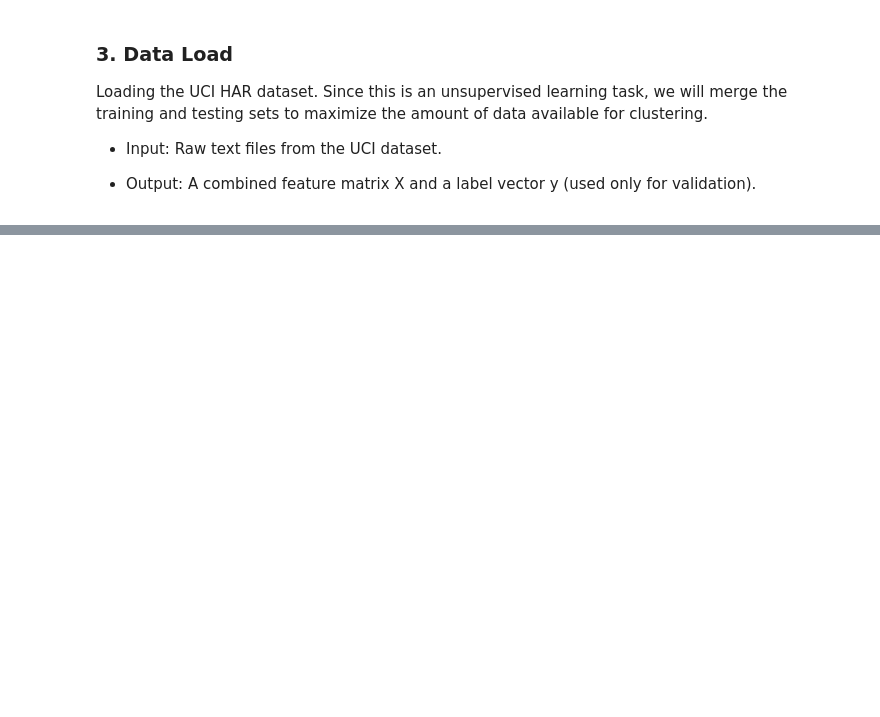
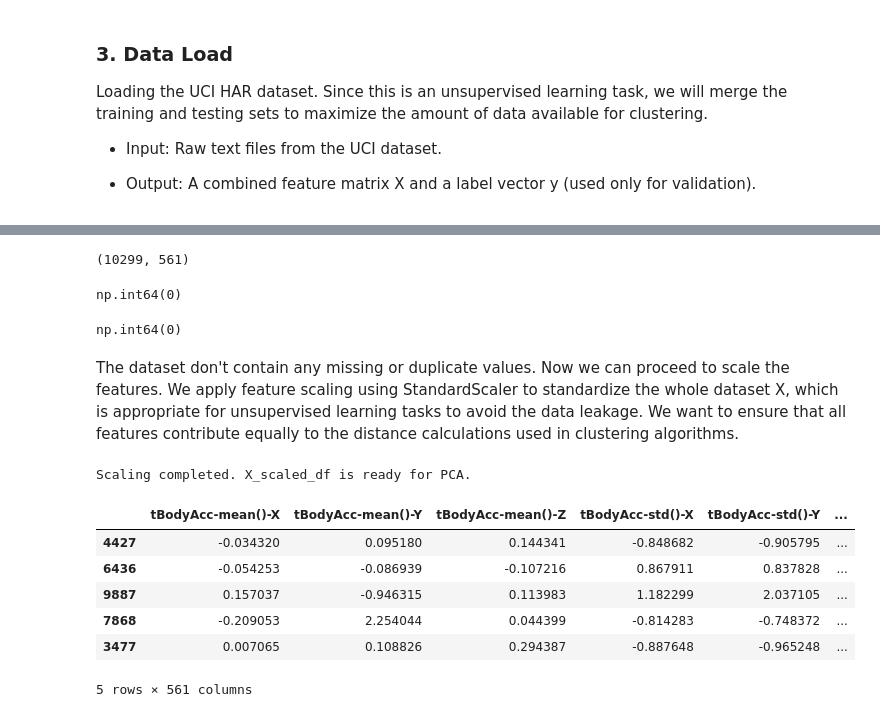
Before and after one commit to JakubbBlaszczykk/Project2-HAR-Unsupervised-Analysis, a Jupyter notebook: main.ipynb, the cells around one changed output, grey strips where cells are left out. Drawn from its saved outputs; the diff is of its cells as text; code cells hidden in the pictures; blank space fills up the shorter version.

```diff
--- a/main.ipynb
+++ b/main.ipynb
@@ -47,0 +178,35 @@ y = y.values.flatten()
+# %%
+X.shape
+# %% [output]
+(10299, 561)
+# %%
+X.isnull().sum().sum()
+# %% [output]
+np.int64(0)
+# %%
+X.duplicated().sum()
+# %% [output]
+np.int64(0)
+# %% [markdown]
+The dataset don't contain any missing or duplicate values. Now we can proceed to scale the features. We apply feature scaling using StandardScaler to standardize the whole dataset X, which is appropriate for unsupervised learning tasks to avoid the data leakage. We want to ensure that all features contribute equally to the distance calculations used in clustering algorithms.
+# %%
+scaler = StandardScaler()
+
+X_scaled = scaler.fit_transform(X)
+
+# Convert back to DataFrame for easier handling later
+X_scaled_df = pd.DataFrame(X_scaled, columns=X.columns)
+
+print("Scaling completed. X_scaled_df is ready for PCA.")
+# %% [output]
+Scaling completed. X_scaled_df is ready for PCA.
+# %%
+X_scaled_df.sample(5)
+# %% [output]
+|  | tBodyAcc-mean()-X | tBodyAcc-mean()-Y | tBodyAcc-mean()-Z | tBodyAcc-std()-X | tBodyAcc-std()-Y | ... |
+| 4427 | -0.034320 | 0.095180 | 0.144341 | -0.848682 | -0.905795 | ... |
+| 6436 | -0.054253 | -0.086939 | -0.107216 | 0.867911 | 0.837828 | ... |
+| 9887 | 0.157037 | -0.946315 | 0.113983 | 1.182299 | 2.037105 | ... |
+| 7868 | -0.209053 | 2.254044 | 0.044399 | -0.814283 | -0.748372 | ... |
+| 3477 | 0.007065 | 0.108826 | 0.294387 | -0.887648 | -0.965248 | ... |
+5 rows × 561 columns
```
Also changed, not shown: parts of 23 cells of this notebook.
